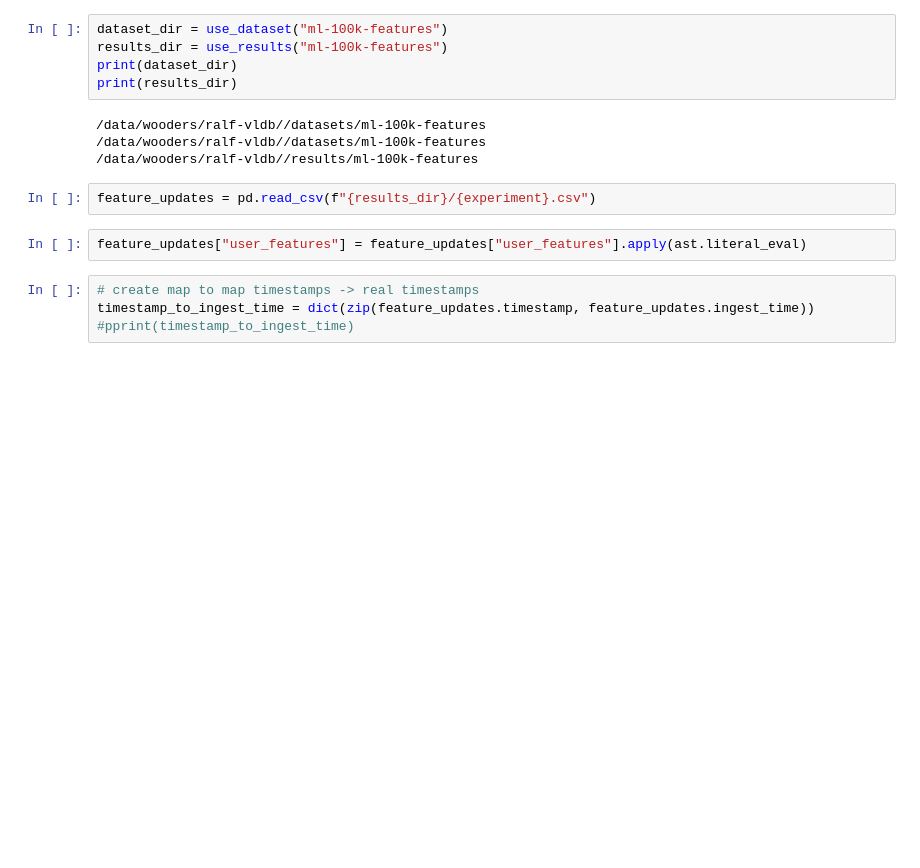
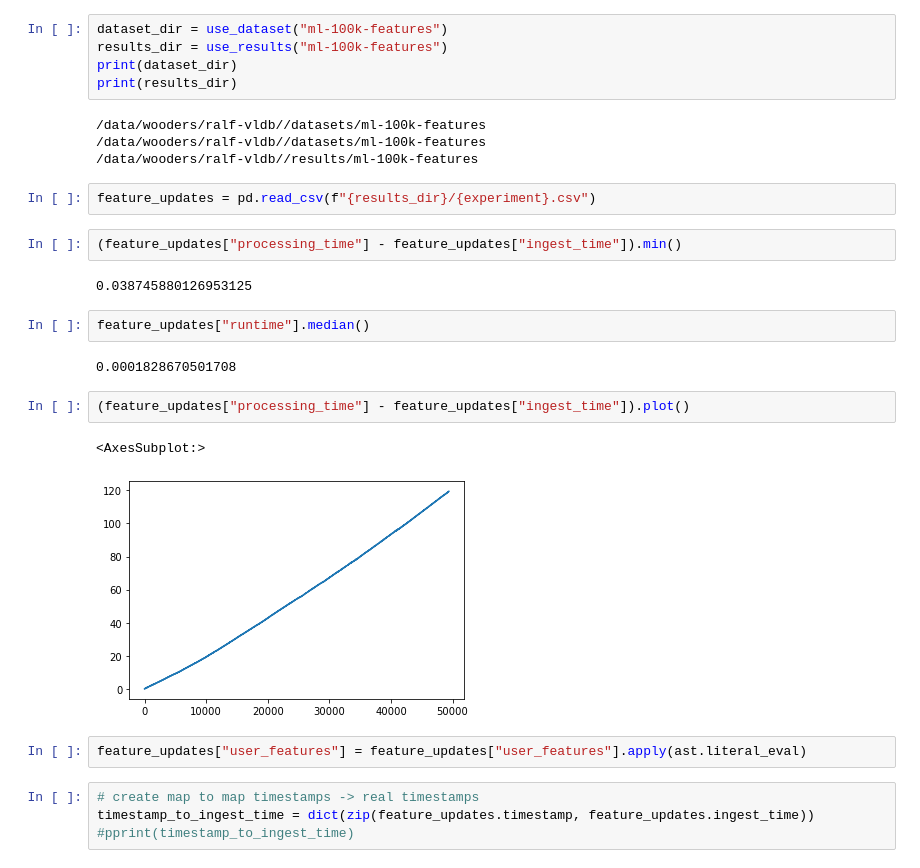
Before and after one commit to feature-store/experiments, a Jupyter notebook: nb/02-22-22 ALS Evaluation .ipynb, the cells around one changed output. Saved outputs shown, nothing was run; the diff lists cells and outputs as text; blank space fills up the shorter version.

Commit message:
add graph nb

```diff
--- a/nb/02-22-22 ALS Evaluation .ipynb
+++ b/nb/02-22-22 ALS Evaluation .ipynb
@@ -35,6 +37,19 @@ print(results_dir)
 /data/wooders/ralf-vldb//results/ml-100k-features
 # %%
 feature_updates = pd.read_csv(f"{results_dir}/{experiment}.csv")
+# %%
+(feature_updates["processing_time"] - feature_updates["ingest_time"]).min()
+# %% [output]
+0.038745880126953125
+# %%
+feature_updates["runtime"].median()
+# %% [output]
+0.0001828670501708
+# %%
+(feature_updates["processing_time"] - feature_updates["ingest_time"]).plot()
+# %% [output]
+<AxesSubplot:>
+[figure, added]
 # %%
 feature_updates["user_features"] = feature_updates["user_features"].apply(ast.literal_eval)
 # %%
```
Also changed, not shown: parts of 23 cells of this notebook, 3 other files.
